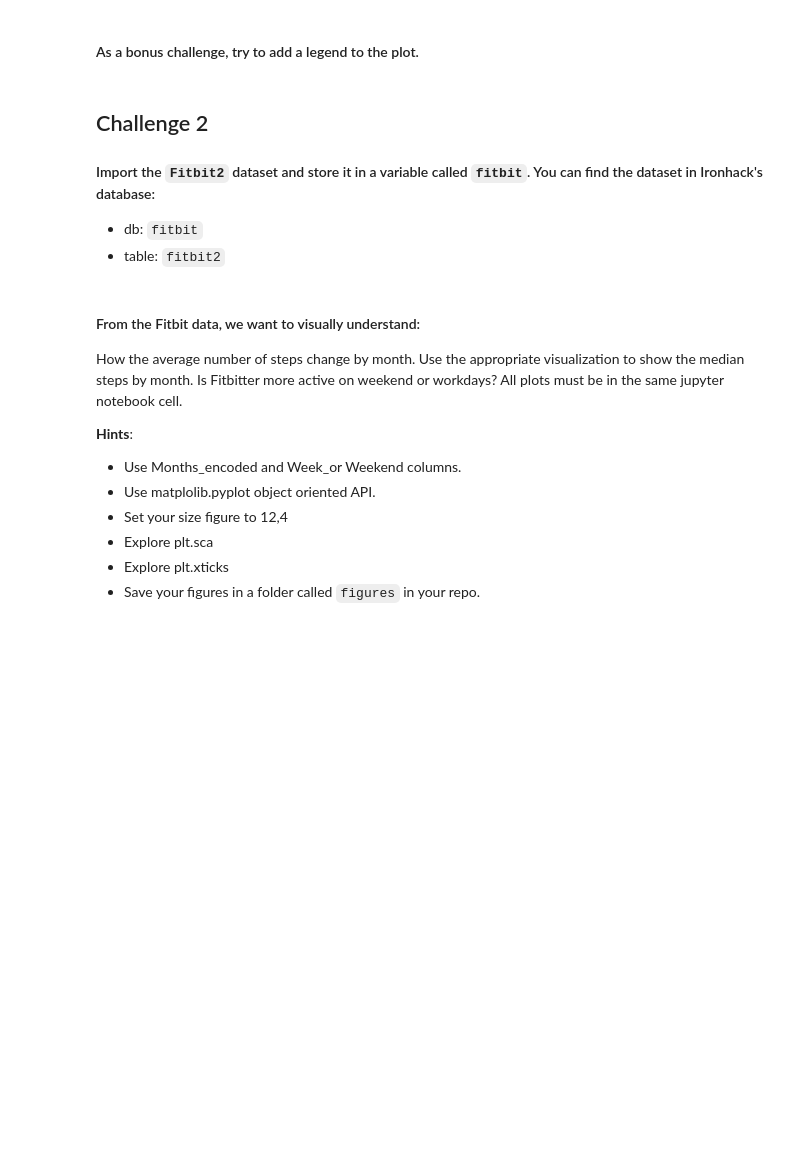
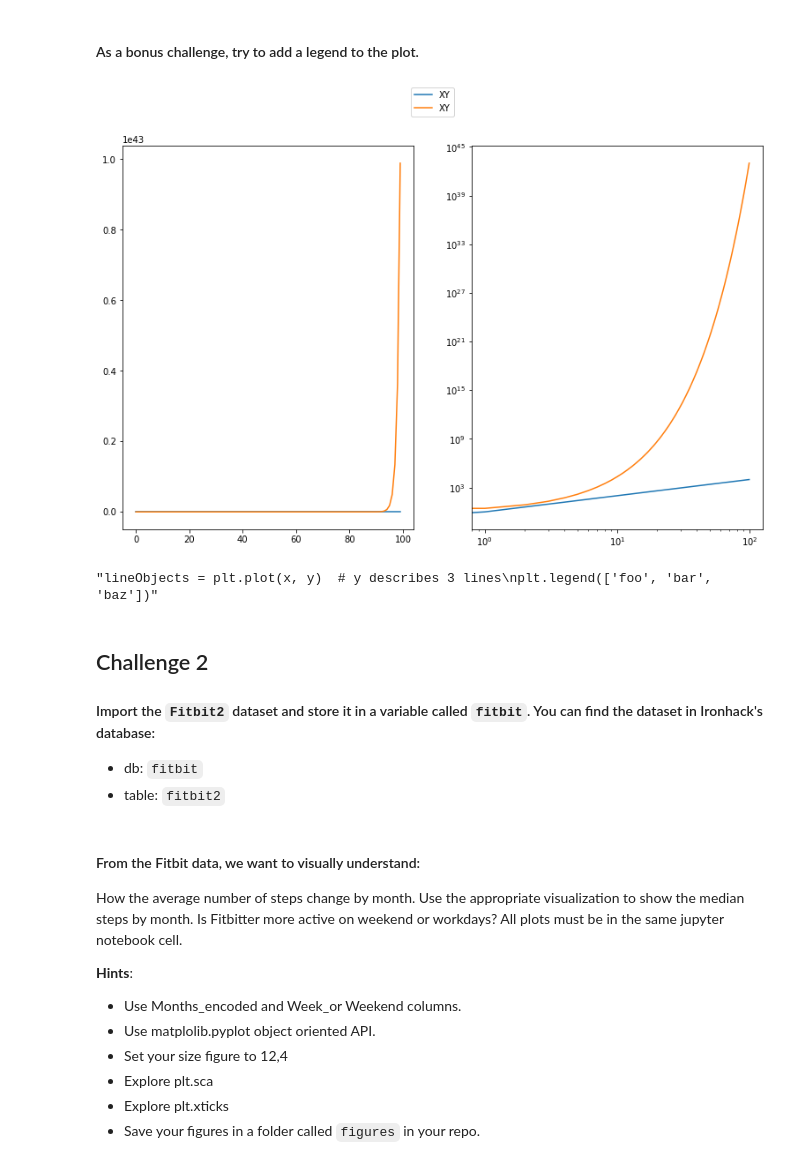
Before and after one commit to ivanrepi/dataptmad1121_labs, a Jupyter notebook: module-2/matplotlib-seaborn/your-code/main.ipynb, the cells around one changed output. Drawn from its saved outputs; the diff is of its cells as text; code cells hidden in the pictures; blank space fills up the shorter version.

```diff
--- a/module-2/matplotlib-seaborn/your-code/main.ipynb
+++ b/module-2/matplotlib-seaborn/your-code/main.ipynb
@@ -69,3 +80,22 @@ plt.show()
+# %%
+fig, ax = plt.subplots(ncols=2, nrows=1, figsize=(13,8))
+ax[0].plot(x,y, label="XY")
+ax[0].plot(x,z, label ="XZ")
+
+plt.xscale("linear")
+plt.yscale("linear")
+
+ax[1].plot(x,y,label="XY")
+ax[1].plot(x,z,label="XY")
+plt.xscale("log")
+plt.yscale("log")
+
+lines, labels = fig.axes[-1].get_legend_handles_labels()
+fig.legend(lines, labels, loc = 'upper center')
+plt.show()
+# %% [output]
+[figure, added]
+"lineObjects = plt.plot(x, y)  # y describes 3 lines\nplt.legend(['foo', 'bar', 'baz'])"
 # %% [markdown]
 ## Challenge 2
 #### Import the `Fitbit2` dataset and store it in a variable called `fitbit`. You can find the dataset in Ironhack's database:
```
Also changed, not shown: parts of 4 cells of this notebook.
